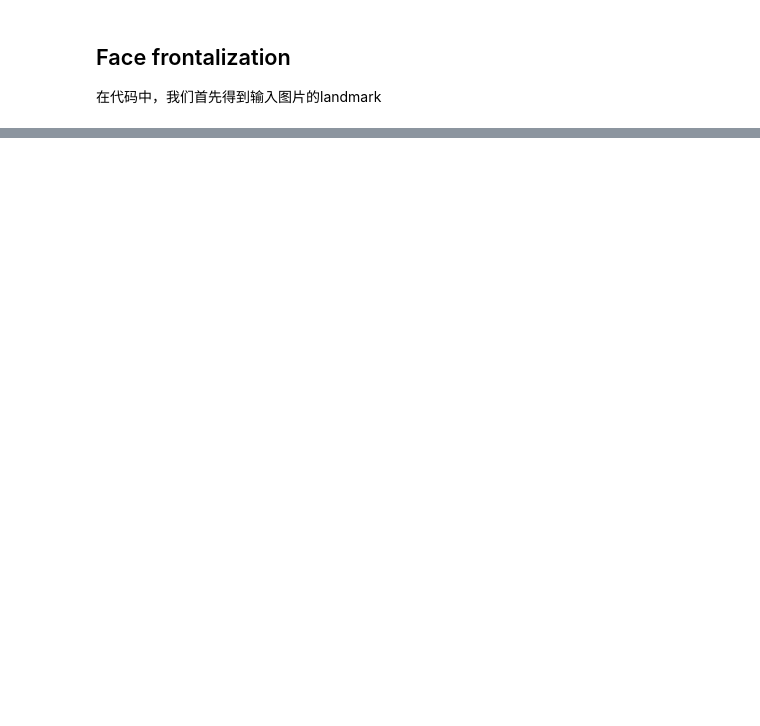
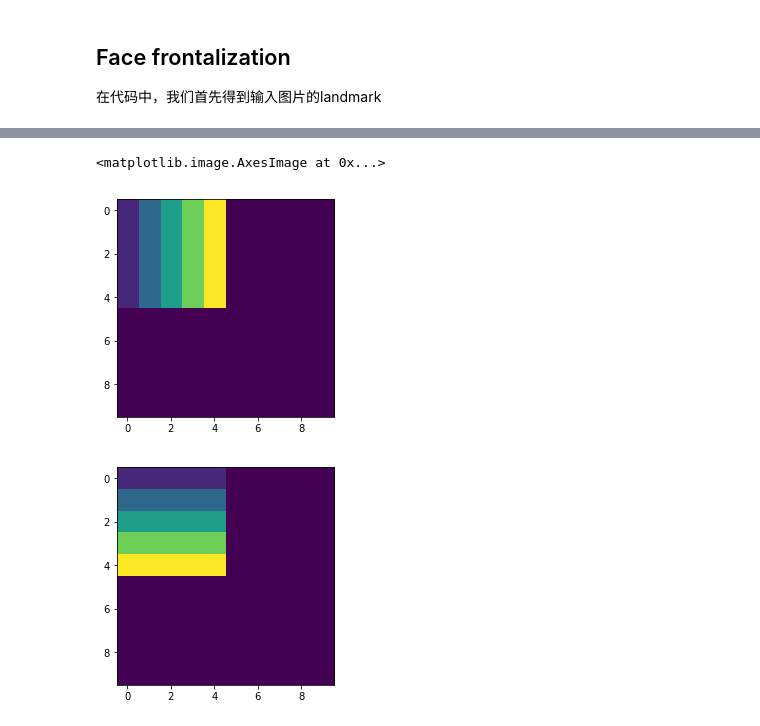
Before and after one commit to konatasick/machine_learning_note, a Jupyter notebook: face alignment2.ipynb, the cells around one changed output, grey strips where cells are left out. Cells and saved outputs as stored; diff of their text form; code cells hidden in the pictures; blank space fills up the shorter version.

```diff
--- a/face alignment2.ipynb
+++ b/face alignment2.ipynb
@@ -65,0 +214,21 @@ Number of faces detected: 1
+# %%
+map0=np.mat([[2, 4, 6, 8, 10],
+             [2, 4, 6, 8, 10],
+             [2, 4, 6, 8, 10],
+             [2, 4, 6, 8, 10],
+             [2, 4, 6, 8, 10]])
+map0-=1
+map1=np.zeros((10,10))
+map1[0:5,0:5]=map0
+
+map2=map1.T
+
+map1=map1.astype(np.float32)
+map2=map2.astype(np.float32)
+plt.imshow(map1)
+plt.figure()
+plt.imshow(map2)
+# %% [output]
+<matplotlib.image.AxesImage at 0x...>
+[figure, added]
+[figure, added]
```
Also changed, not shown: parts of 24 cells of this notebook.
